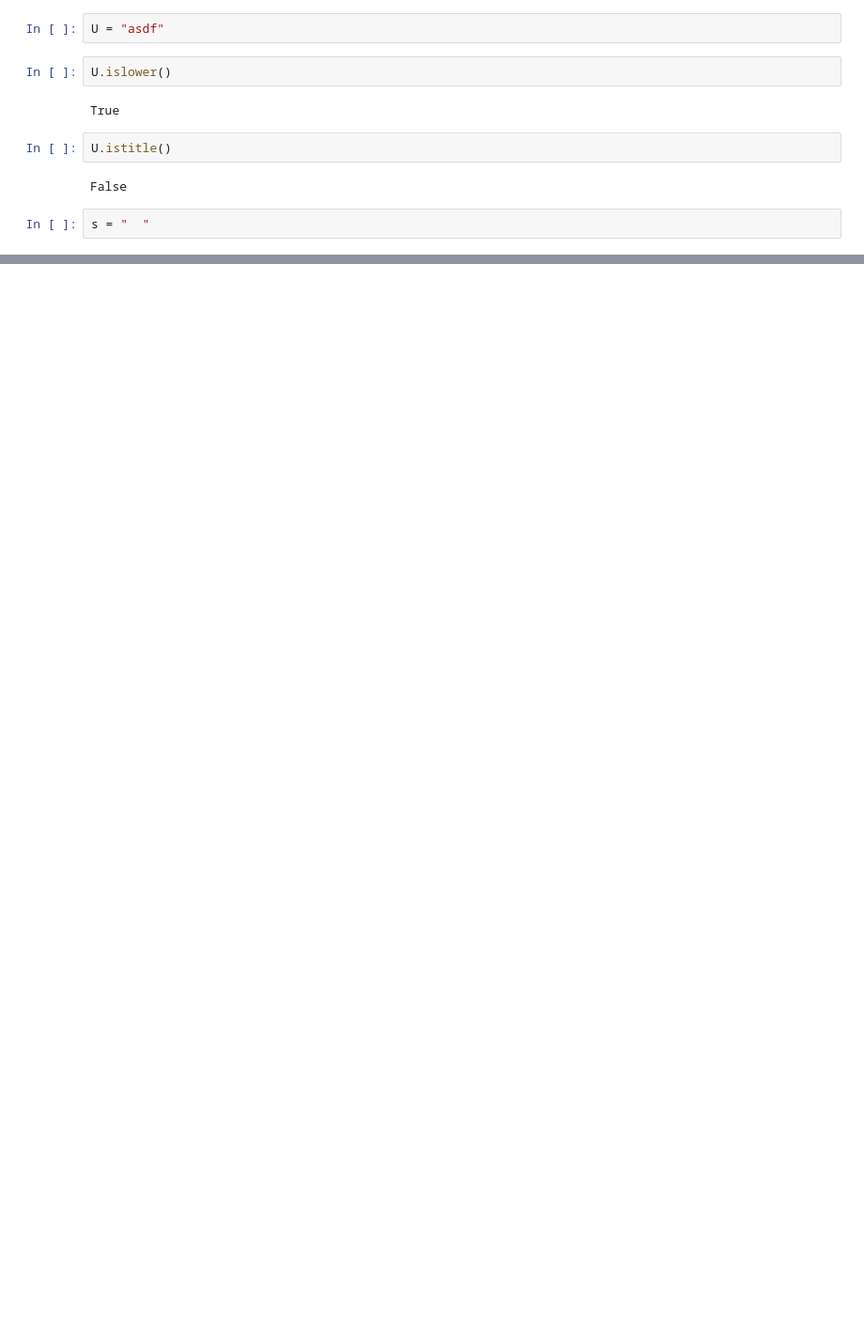
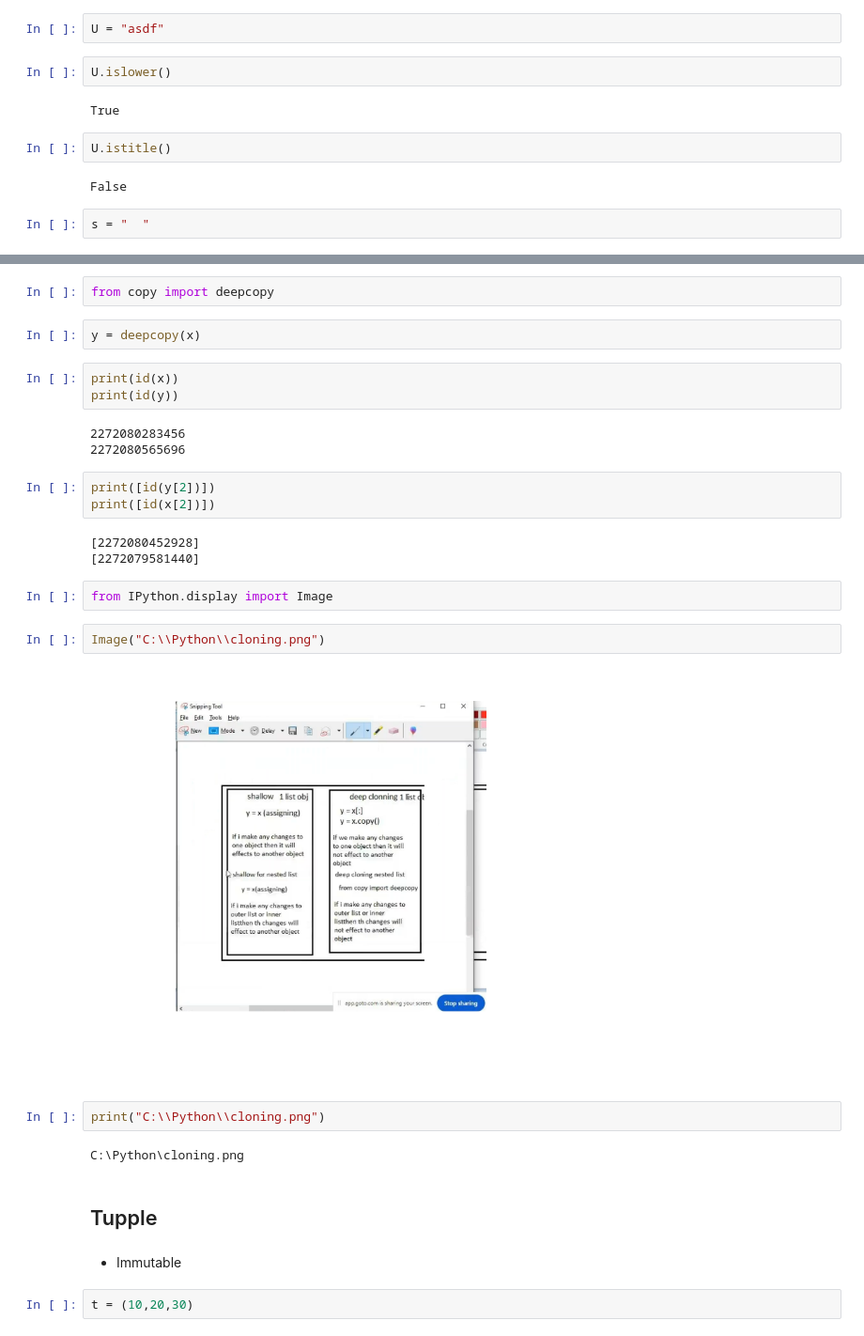
Before and after one commit to RAVIADULLA/Training, a Jupyter notebook: Practice.ipynb, the cells around one changed output, grey strips where cells are left out. Shown at 94% size. Drawn from its saved outputs; the diff is of its cells as text; blank space fills up the shorter version.

```diff
--- a/Practice.ipynb
+++ b/Practice.ipynb
@@ -787,0 +1055,32 @@ s = "  "
+# %%
+from copy import deepcopy
+# %%
+y = deepcopy(x)
+# %%
+print(id(x))
+print(id(y))
+# %% [output]
+2272080283456
+2272080565696
+# %%
+print([id(y[2])])
+print([id(x[2])])
+# %% [output]
+[2272080452928]
+[2272079581440]
+# %%
+from IPython.display import Image
+# %%
+Image("C:\\Python\\cloning.png")
+# %% [output]
+[figure, added]
+# %%
+print("C:\\Python\\cloning.png")
+# %% [output]
+C:\Python\cloning.png
+# %% [markdown]
+## Tupple
+# %% [markdown]
+- Immutable
+# %%
+t = (10,20,30)
```
Also changed, not shown: parts of 96 cells of this notebook, 4 other files.
